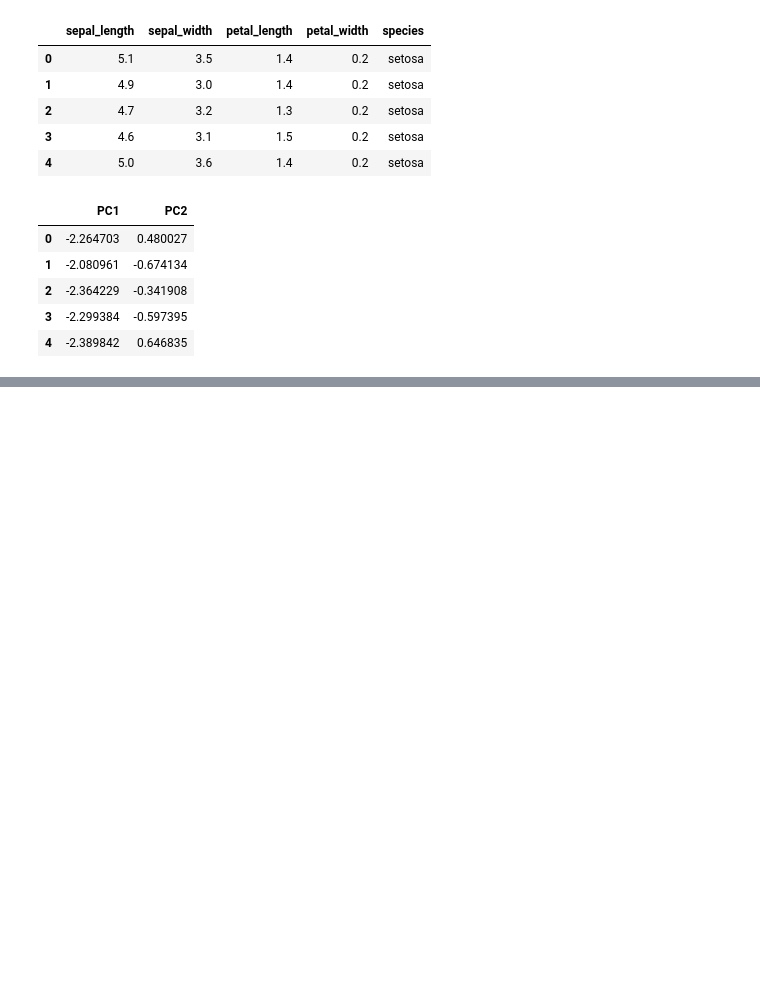
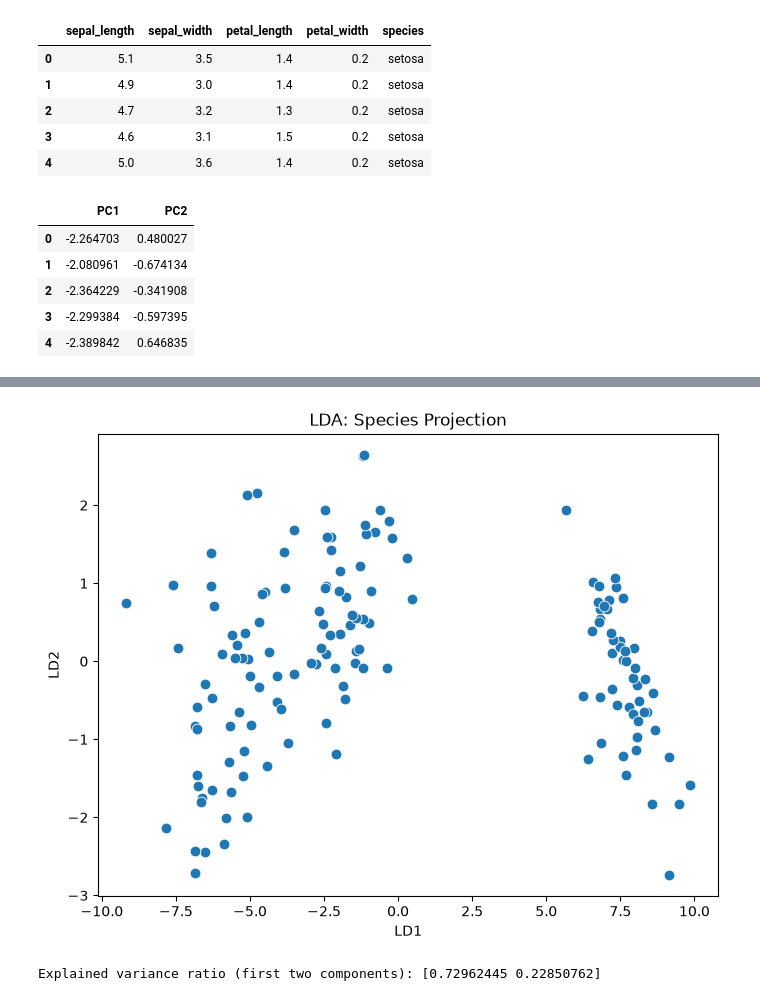
Before and after one commit to MeteoraXD/DSML-11, a Jupyter notebook: DailyDSML/Day43/index.ipynb, the cells around one changed output, grey strips where cells are left out. Cells and saved outputs as stored; diff of their text form; code cells hidden in the pictures; blank space fills up the shorter version.

```diff
--- a/DailyDSML/Day43/index.ipynb
+++ b/DailyDSML/Day43/index.ipynb
@@ -141,7 +141,7 @@ pca_df.head()
 | 3 | -2.299384 | -0.597395 |
 | 4 | -2.389842 | 0.646835 |
 # %%
-y= df_iris['petal_length']
+y = df_iris['species']
 
-lda = LinearDiscriminantAnalysis(n_components=1)
+lda = LinearDiscriminantAnalysis(n_components=2)
 x_lda = lda.fit_transform(X_Iris_Scaled, y)
@@ -152,0 +148,3 @@ ValueError: Unknown label type: (array([1.4, 1.4, 1.3, 1.5, 1.4, 1.7, 1.4, 1.5,
+# %%
+lda_df = pd.DataFrame(data=x_lda, columns=['LD1', 'LD2'])
+lda_df.head()
@@ -152,0 +158,17 @@ ValueError: Unknown label type: (array([1.4, 1.4, 1.3, 1.5, 1.4, 1.7, 1.4, 1.5,
+# %%
+import matplotlib.pyplot as plt
+
+lda_df['species'] = df_iris['species'].values
+
+plt.figure(figsize=(8, 6))
+sns.scatterplot(data=lda_df, x='LD1', y='LD2', s=60)
+plt.xlabel('LD1')
+plt.ylabel('LD2')
+plt.title('LDA: Species Projection')
+plt.show()
+# %% [output]
+[figure, added]
+# %%
+print("Explained variance ratio (first two components):", pca.explained_variance_ratio_)
+# %% [output]
+Explained variance ratio (first two components): [0.72962445 0.22850762]
```
Also changed, not shown: parts of 2 cells of this notebook, 3 other files.
